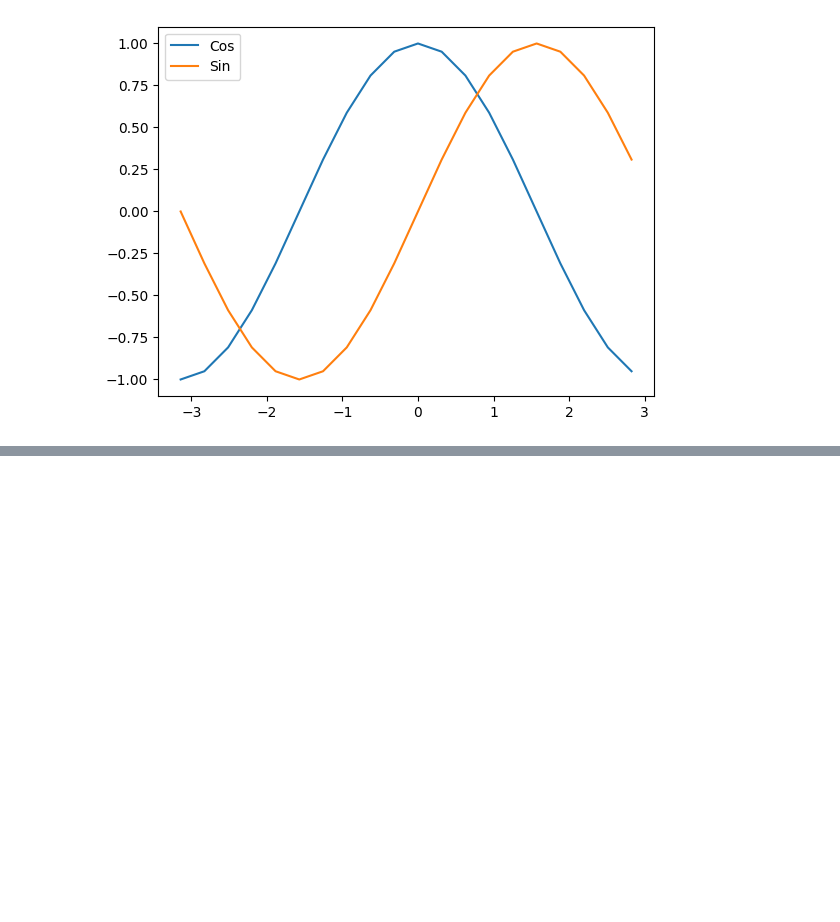
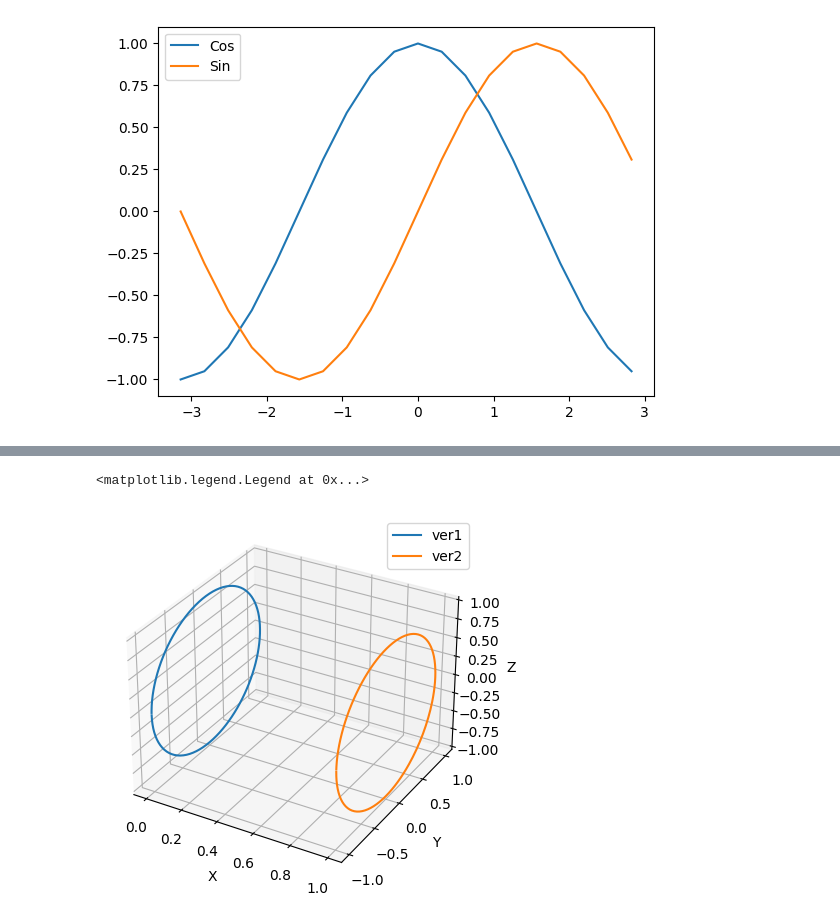
Before and after one commit to vbekasov/cpp, a Jupyter notebook: school-math.ipynb, the cells around one changed output, grey strips where cells are left out. Saved outputs shown, nothing was run; the diff lists cells and outputs as text; code cells hidden in the pictures; blank space fills up the shorter version.

```diff
--- a/school-math.ipynb
+++ b/school-math.ipynb
@@ -53,0 +82,20 @@ ax.legend()
+# %%
+mpl.rcParams['legend.fontsize'] = 10
+
+fig = plt.figure()
+ax = fig.add_subplot(projection='3d')
+#ax = fig.gca(projection='3d')
+l = np.arange(-pi, pi, pi/100)
+c_width = np.cos(l)
+c_hight = np.sin(l)
+
+ax.plot(np.zeros(l.shape), c_width, c_hight, label='ver1')
+ax.plot(np.ones(l.shape), c_width, c_hight, label ='ver2')
+
+ax.set_xlabel(r'X')
+ax.set_ylabel(r'Y')
+ax.set_zlabel(r'Z')
+ax.legend()
+# %% [output]
+<matplotlib.legend.Legend at 0x...>
+[figure, added]
```
Also changed, not shown: parts of 4 cells of this notebook.
